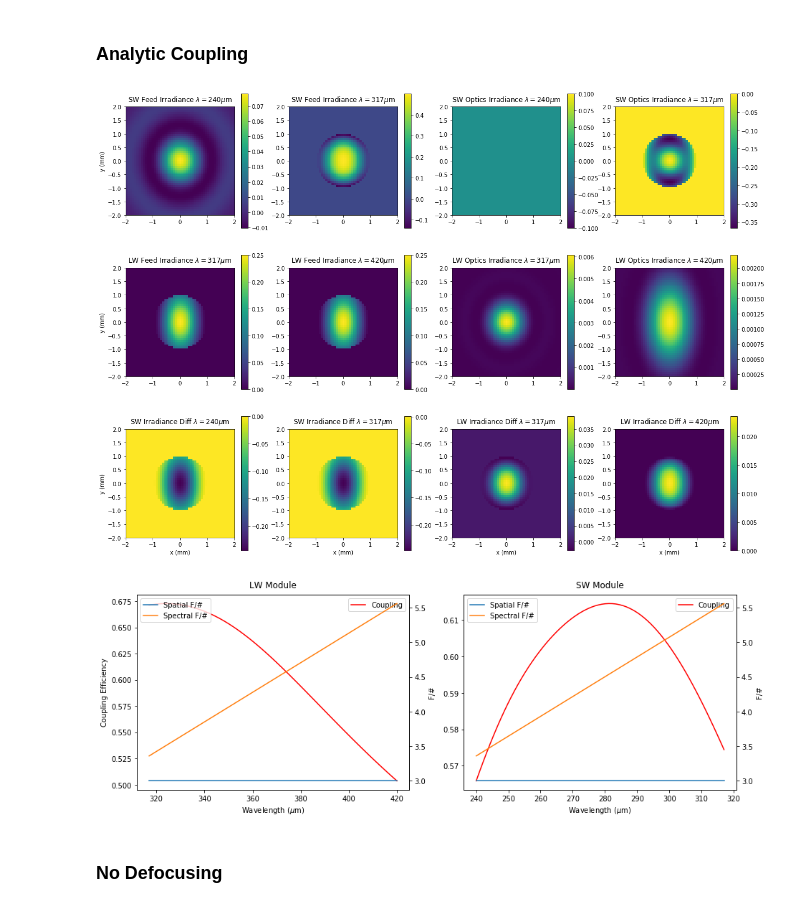
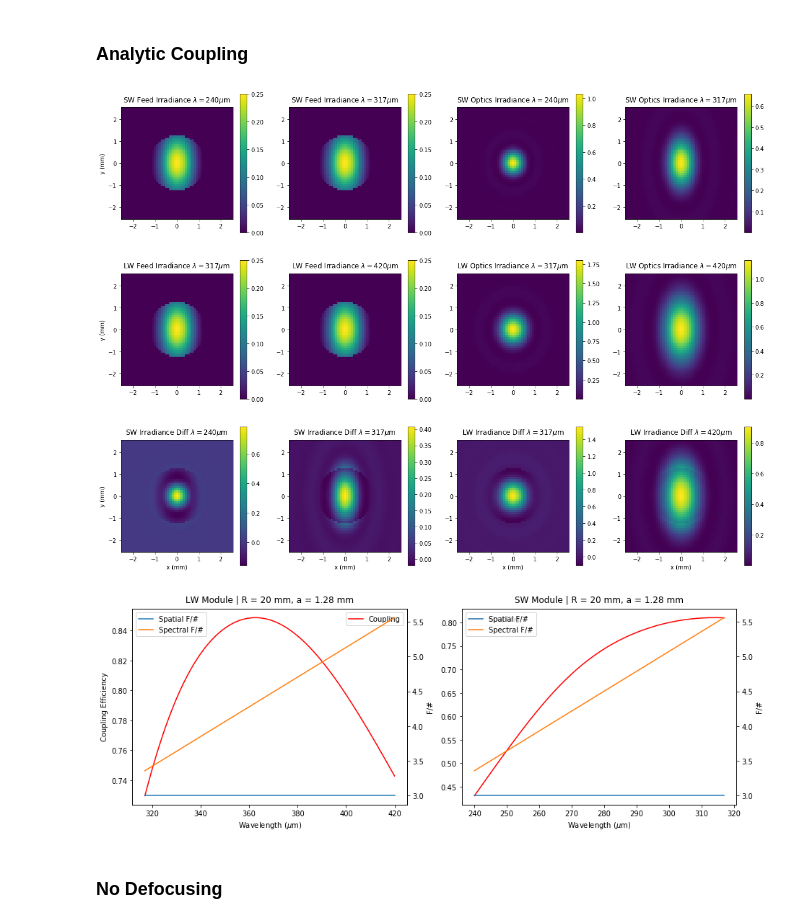
Before and after one commit to tim-balloon/tim-inst_modl, a Jupyter notebook: optics_analysis/Feed Horn F# Mismatch Calc.ipynb, the cells around one changed output. Saved outputs shown, nothing was run; the diff lists cells and outputs as text; code cells hidden in the pictures.

Commit message:
Updated F/# calc to use the correct optics focal length, fixing the phase issue in the optics field.

```diff
--- a/optics_analysis/Feed Horn F# Mismatch Calc.ipynb
+++ b/optics_analysis/Feed Horn F# Mismatch Calc.ipynb
@@ -16,6 +16,16 @@ def pol2cart(rho, phi):
     x = rho * np.cos(phi)
     y = rho * np.sin(phi)
     return(x, y)
+
+def fundamental_gaussian(r,w0,z,wavelength):
+    if z == 0:
+        return np.sqrt(2/(np.pi*w0**2))*np.exp(-np.power(r/w0,2))
+    else:
+        k = 2*np.pi/wavelength
+        R = z + 1/z*np.power(np.pi*w0**2/wavelength,2)
+        w = w0*np.sqrt(1 + np.power(wavelength*z/(np.pi*w0**2),2))
+        phi0 = np.arctan2(wavelength*z,np.pi*w0**2)
+        return np.sqrt(2/(np.pi*w**2))*np.exp(-np.power(r/w,2) - 1j*k*z - 1j*np.pi*r**2/(wavelength*R) + 1j*phi0)
 
 # Approximate aperture field distribution of a corrugated conical feedhorn given by
 # Goldsmith Eq. 7.36 for y-directed linear polarization.
@@ -75,10 +85,10 @@ def jinc(r):
 # of the elliptical aperture.
 def elliptical_diffract_field(x,y,f,wavelength,a,b):
     k = 2*np.pi/wavelength
-    C = np.exp(1j*k*f)/(1j*wavelength*f)*np.exp(1j*k/(2*f)*(x*x + y*y))
+    C = np.exp(1j*k*f)/(1j*k*f)*np.exp(1j*k/(2*f)*(x*x + y*y))
     epsilon = b/a
     K = k*epsilon*a*np.sqrt(x*x/(epsilon**2) + y*y)/f
-    return 2*np.pi*epsilon*a*a*jinc(K) #2*np.pi*epsilon*a*a*C*jinc(K)
+    return 2*np.pi*epsilon*a*a*C*jinc(K)
 
 def fit_chromatic_res(w1,w2,f,TFNO,SFNO,fit_wavs):
     T_coeffs = poly.polyfit(np.linspace(w1,w2,len(TFNO)), TFNO, 2)
@@ -90,7 +100,7 @@ def fit_chromatic_res(w1,w2,f,TFNO,SFNO,fit_wavs):
 ### Feed Horn Parameters
 # %%
 # Feedhorn aperture radius
-a = 1
+a = 1.28
 
 # aperture coordinates
 min_x = -2*a
@@ -104,9 +114,8 @@ delta_y = y_ap[1] - y_ap[0]
 X_ap,Y_ap = np.meshgrid(x_ap, y_ap, sparse=False, indexing='xy')
 r = np.sqrt(X_ap*X_ap + Y_ap*Y_ap)
 
-# "focal length" (distance between exit pupil and observation plane).
-# Set to 1 so we can just use the 1/(2*F/#) as the aperture radius.
-f = 1
+# Focal length of the camera mirror (mm). f/(2*F/#) is the aperture radius.
+f = 341.5
 
 # Wavelength bands
 SW1 = 240
@@ -118,7 +127,7 @@ wavs_SW = np.linspace(SW1,SW2,numWavs)
 wavs_LW = np.linspace(LW1,LW2,numWavs)
 
 # Feedhorn slant length a.k.a radius of curvature
-R = 4.73
+R = 20
 
 # Optimal defocusing distance
 delta_z = 0
@@ -175,9 +184,6 @@ for w in range(numWavs):
     # Use Angular Spectrum Propagation to calculate the feed horn field at the optimial defocusing distance for z != 0.
     if delta_z != 0:
         feed_field = ASP(delta_x, delta_y, conical_feed_field(X_ap,Y_ap,a,R,wavs_SW[w]/1000), delta_z, wavs_SW[w]/1000)
-        # Mask the feed field according to how far into the aperture it propagated.
-        mask = np.sqrt(X_ap**2 + Y_ap**2) > a/R*(R-delta_z)
-        feed_field[mask] = 0
     else:
         feed_field = conical_feed_field(X_ap,Y_ap,a,R,wavs_SW[w]/1000)
 
@@ -191,56 +197,54 @@ for w in range(numWavs):
 
     # Just plot the images at the ends of the bands to check.
     if w == 0:
-        im = ax_SW_feed_minW.imshow((optics_field).real, extent=[min_x,max_x,min_y,max_y])
+        im = ax_SW_feed_minW.imshow((feed_field*np.conj(feed_field)).real, extent=[min_x,max_x,min_y,max_y])
         fig.colorbar(im, ax=ax_SW_feed_minW)
-        im = ax_SW_optics_minW.imshow((optics_field).imag, extent=[min_x,max_x,min_y,max_y])
+        im = ax_SW_optics_minW.imshow((optics_field*np.conj(optics_field)).real, extent=[min_x,max_x,min_y,max_y])
         fig.colorbar(im, ax=ax_SW_optics_minW)
 
         im = ax_SW_diff_minW.imshow((optics_field*np.conj(optics_field) - feed_field*np.conj(feed_field)).real, extent=[min_x,max_x,min_y,max_y])
         fig.colorbar(im, ax=ax_SW_diff_minW)
 
     if w == numWavs-1:
-        im = ax_SW_feed_maxW.imshow((feed_field).real, extent=[min_x,max_x,min_y,max_y])
+        im = ax_SW_feed_maxW.imshow((feed_field*np.conj(feed_field)).real, extent=[min_x,max_x,min_y,max_y])
         fig.colorbar(im, ax=ax_SW_feed_maxW)
-        im = ax_SW_optics_maxW.imshow((feed_field).imag, extent=[min_x,max_x,min_y,max_y])
+        im = ax_SW_optics_maxW.imshow((optics_field*np.conj(optics_field)).real, extent=[min_x,max_x,min_y,max_y])
         fig.colorbar(im, ax=ax_SW_optics_maxW)
 
         im = ax_SW_diff_maxW.imshow((optics_field*np.conj(optics_field) - feed_field*np.conj(feed_field)).real, extent=[min_x,max_x,min_y,max_y])
         fig.colorbar(im, ax=ax_SW_diff_maxW)
 
     # Recompute for the LW module.
     if delta_z != 0:
         feed_field = ASP(delta_x, delta_y, conical_feed_field(X_ap,Y_ap,a,R,wavs_LW[w]/1000), delta_z, wavs_LW[w]/1000)
-        mask = np.sqrt(X_ap**2 + Y_ap**2) > a/R*(R-delta_z)
-        feed_field[mask] = 0
     else:
         feed_field = conical_feed_field(X_ap,Y_ap,a,R,wavs_LW[w]/1000)
 
     optics_field = elliptical_diffract_field(X_ap,Y_ap,f,wavs_LW[w]/1000,lw_a[w],lw_b[w])
 
     coupling = np.sum(np.sum(optics_field*np.conj(feed_field)))/np.sqrt(np.sum(np.sum((optics_field*np.conj(optics_field))))
                                                                         *np.sum(np.sum((feed_field*np.conj(feed_field)))))
     coupling_LW[w] = (coupling*np.conj(coupling)).real
 
     if w == 0:
         im = ax_LW_feed_minW.imshow((feed_field*np.conj(feed_field)).real, extent=[min_x,max_x,min_y,max_y])
         fig.colorbar(im, ax=ax_LW_feed_minW)
         im = ax_LW_optics_minW.imshow((optics_field*np.conj(optics_field)).real, extent=[min_x,max_x,min_y,max_y])
         fig.colorbar(im, ax=ax_LW_optics_minW)
 
-        im = ax_LW_diff_minW.imshow((optics_field*feed_field).real, extent=[min_x,max_x,min_y,max_y])
+        im = ax_LW_diff_minW.imshow((optics_field*np.conj(optics_field) - feed_field*np.conj(feed_field)).real, extent=[min_x,max_x,min_y,max_y])
         fig.colorbar(im, ax=ax_LW_diff_minW)
 
     if w == numWavs-1:
         im = ax_LW_feed_maxW.imshow((feed_field*np.conj(feed_field)).real, extent=[min_x,max_x,min_y,max_y])
         fig.colorbar(im, ax=ax_LW_feed_maxW)
         im = ax_LW_optics_maxW.imshow((optics_field*np.conj(optics_field)).real, extent=[min_x,max_x,min_y,max_y])
         fig.colorbar(im, ax=ax_LW_optics_maxW)
 
-        im = ax_LW_diff_maxW.imshow((optics_field*feed_field).real, extent=[min_x,max_x,min_y,max_y])
+        im = ax_LW_diff_maxW.imshow((optics_field*np.conj(optics_field) - feed_field*np.conj(feed_field)).real, extent=[min_x,max_x,min_y,max_y])
         fig.colorbar(im, ax=ax_LW_diff_maxW)
 # %% [output]
-[figure, old version]
+[figure, new version]
 # %%
 fig, (ax_LW, ax_SW) = plt.subplots(1,2,figsize=(15,5))
 # instantiate a second axes that shares the same x-axis so we can plot F/#
@@ -264,15 +268,15 @@ ax_LW.set_ylabel('Coupling Efficiency')
 ax_SW_Fnum.set_ylabel('F/#')
 ax_LW_Fnum.set_ylabel('F/#')
 
-ax_LW.set_title('LW Module')
-ax_SW.set_title('SW Module')
+ax_LW.set_title('LW Module | R = {} mm, a = {} mm'.format(R, a))
+ax_SW.set_title('SW Module | R = {} mm, a = {} mm'.format(R, a))
 
 ax_LW.legend();
 ax_SW.legend();
 ax_LW_Fnum.legend();
 ax_SW_Fnum.legend();
 # %% [output]
-[figure, old version]
+[figure, new version]
 # %% [markdown]
 ### No Defocusing
 # %%
```
